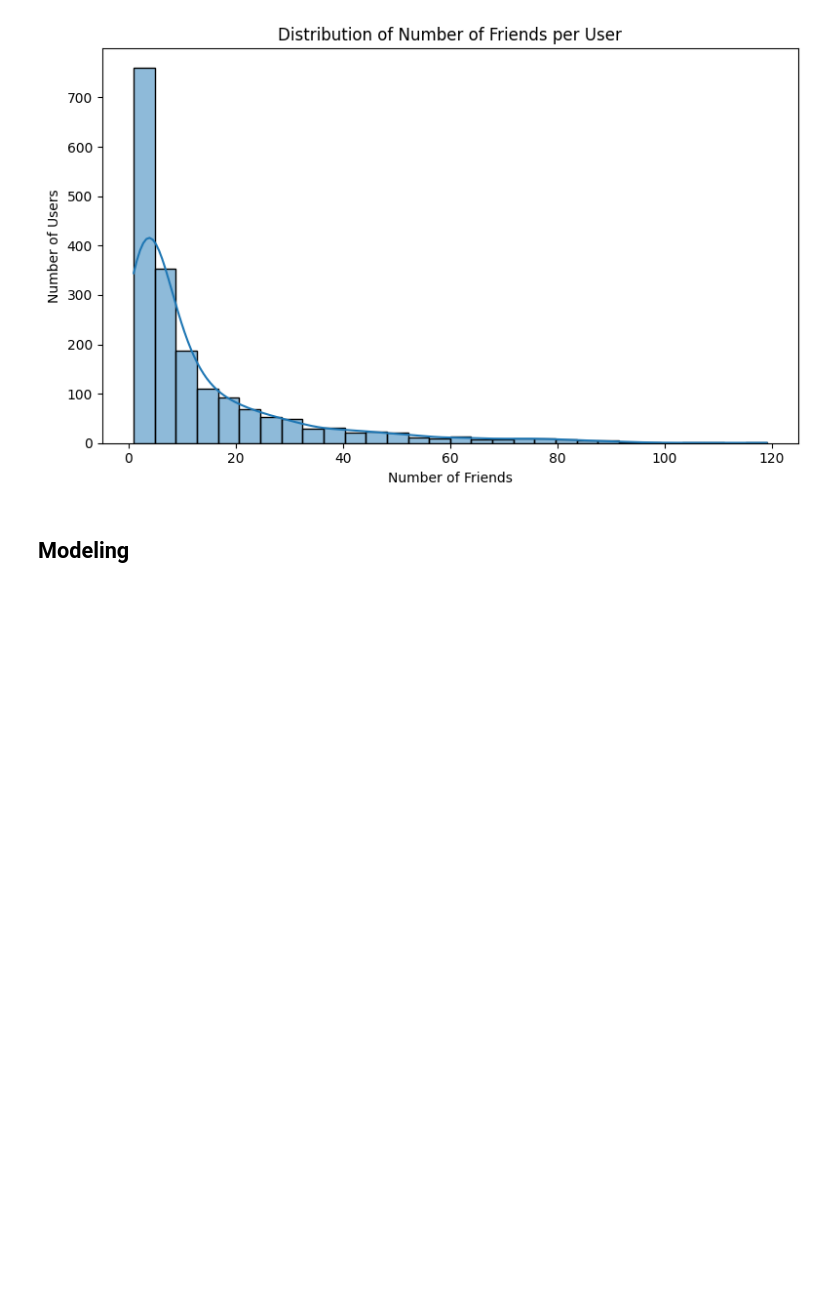
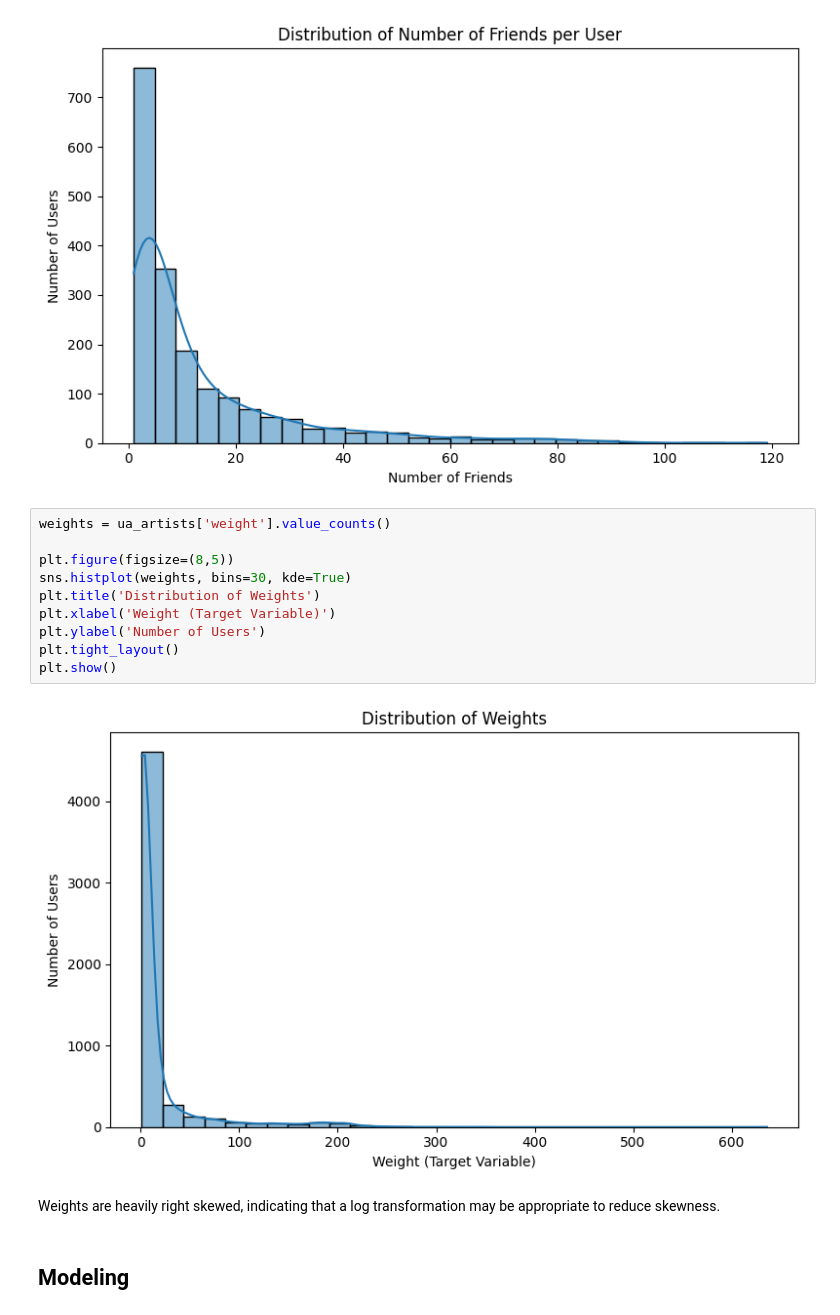
Before and after one commit to PeytonNash/adsp_32014_final, a Jupyter notebook: KR_0521.ipynb, the cells around one changed output. Drawn from its saved outputs; the diff is of its cells as text; blank space fills up the shorter version.

```diff
--- a/KR_0521.ipynb
+++ b/KR_0521.ipynb
@@ -162,6 +162,20 @@ plt.tight_layout()
 plt.show()
 # %% [output]
 [figure]
+# %%
+weights = ua_artists['weight'].value_counts()
+
+plt.figure(figsize=(8,5))
+sns.histplot(weights, bins=30, kde=True)
+plt.title('Distribution of Weights')
+plt.xlabel('Weight (Target Variable)')
+plt.ylabel('Number of Users')
+plt.tight_layout()
+plt.show()
+# %% [output]
+[figure, added]
+# %% [markdown]
+Weights are heavily right skewed, indicating that a log transformation may be appropriate to reduce skewness.
 # %% [markdown]
 ## Modeling
 # %% [markdown]
```
Also changed, not shown: parts of 11 cells of this notebook.
